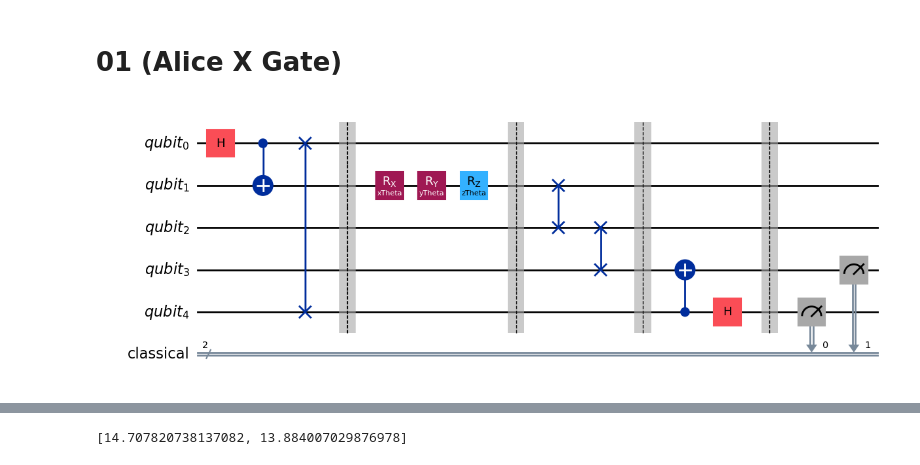
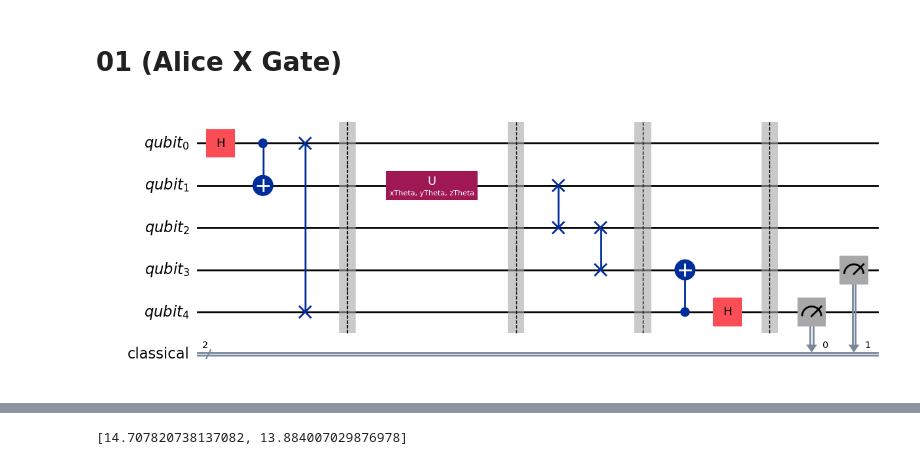
Before and after one commit to CalebCeravolo/Quantum-Hardware-Superdense-Coding, a Jupyter notebook: superdense.ipynb, the cells around one changed output, grey strips where cells are left out. Saved outputs shown, nothing was run; the diff lists cells and outputs as text; code cells hidden in the pictures.

```diff
--- a/superdense.ipynb
+++ b/superdense.ipynb
@@ -43,37 +43,38 @@ qdata = []; cdata = [];
 qdata[:] = data_qubits
 
 # Store classical bits from classical_data register in list for convenient access
 cdata[:] = classical_data
 
 # Perform a controlled-X gate on qubit 1, controlled by qubit 0
 qc.h(0) #This is state to be transported
 qc.cx(0,1)
 qc.swap(0,4)
 qc.barrier()
 
 # qc.id(1)
-qc.rx(xTheta,1)
-qc.ry(yTheta,1)
-qc.rz(zTheta,1)
+qc.u(xTheta, yTheta, zTheta, 1)
+# qc.rx(xTheta,1)
+# qc.ry(yTheta,1)
+# qc.rz(zTheta,1)
 # qc.x(1)
 # qc.z(1)
 qc.barrier()
 
 for i in range (1, bNum + 1):
     qc.swap(i, i+1)
 qc.barrier()
 
 qc.cx(bNum+2, bNum + 1)
 qc.h(bNum+2)
 qc.barrier()
 
 qc.measure(bNum + 2, 0)
 qc.measure(bNum + 1, 1)
 
 
 qc.draw('mpl')
 # %% [output]
-[figure, old version]
+[figure, new version]
 # %%
 
 def send(bits2):
```
Also changed, not shown: parts of 6 cells of this notebook, 1 other file.
